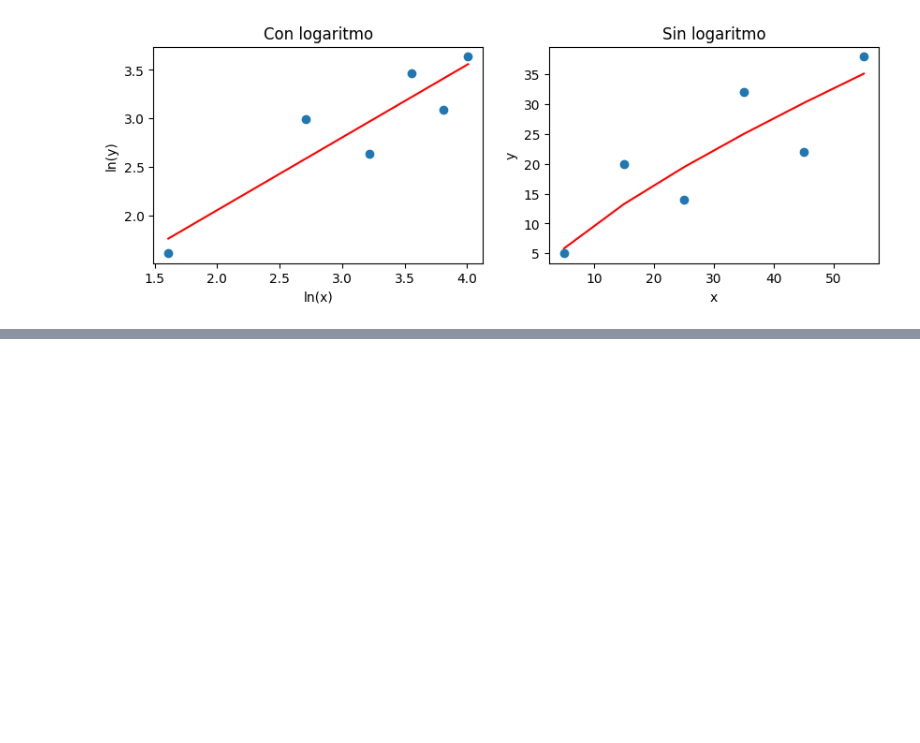
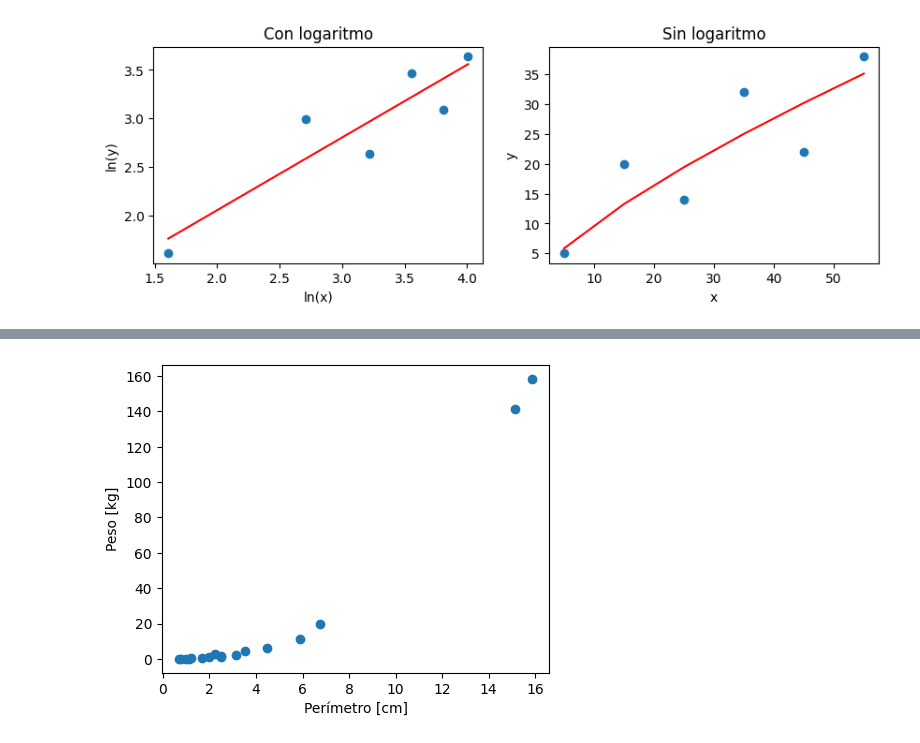
Before and after one commit to JhonZafra/Statistic_Concepts, a Jupyter notebook: SemanaIX/AnálisisLinealDatos.ipynb, the cells around one changed output, grey strips where cells are left out. Drawn from its saved outputs; the diff is of its cells as text; code cells hidden in the pictures; blank space fills up the shorter version.

```diff
--- a/SemanaIX/AnálisisLinealDatos.ipynb
+++ b/SemanaIX/AnálisisLinealDatos.ipynb
@@ -192,0 +281,11 @@ plt.show()
+# %%
+x = np.array([0.7943, 0.7079, 1.000, 1.1220, 1.6982, 1.2023, 1.9953, 2.2387, 2.5119, 2.5119, 3.1623, 3.5481, 4.4668, 5.8884, 6.7608, 15.136, 15.85])
+y = np.array([0.0832, 0.0912, 0.1413, 0.1479, 0.2455, 0.2818, 0.7943, 2.5119, 1.4125, 0.8913, 1.9953, 4.2658, 6.3096, 11.2202, 19.95, 141.25, 158.4893])
+# %%
+plt.figure(figsize= (5,4))
+plt.scatter(x,y)
+plt.xlabel('Perímetro [cm]')
+plt.ylabel('Peso [kg]')
+plt.show()
+# %% [output]
+[figure, added]
```
Also changed, not shown: parts of 16 cells of this notebook.
